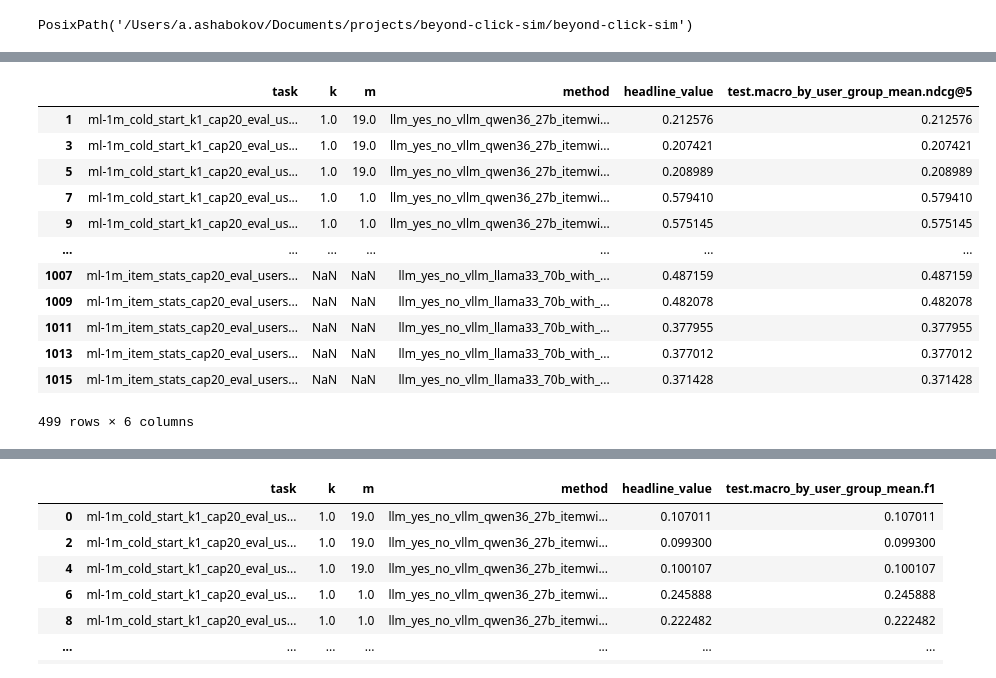
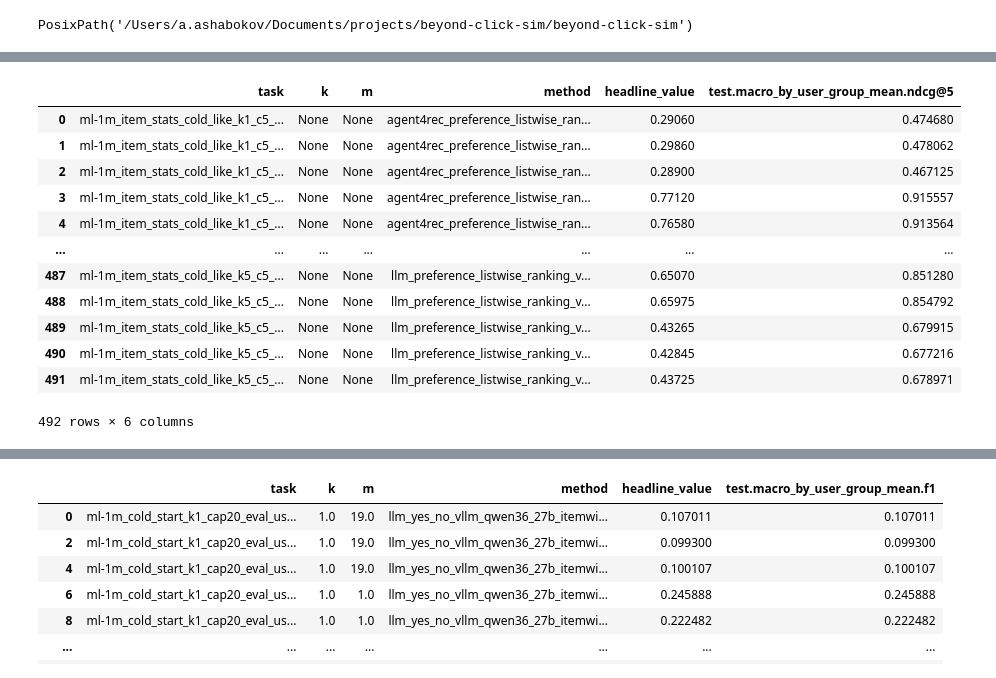
Before and after one commit to agafonovartem/beyond-click-sim, a Jupyter notebook: notebooks/inspect_cold_start.ipynb, the cells around one changed output, grey strips where cells are left out. Saved outputs shown, nothing was run; the diff lists cells and outputs as text; code cells hidden in the pictures.

Commit message:
Added preference target. Fixed policy ranking. Added canonical PyTorch-based LightGCN

```diff
--- a/notebooks/inspect_cold_start.ipynb
+++ b/notebooks/inspect_cold_start.ipynb
@@ -212,16 +212,18 @@ def collect_metrics_table(
 
     return df
 # %%
-df = collect_metrics_table()  # all suites under outputs/
+df = collect_metrics_table(
+    outputs_root="/Users/a.ashabokov/Documents/projects/beyond-click-sim/beyond-click-sim/outputs/ablation"
+)  # all suites under outputs/
 display(df[["suite", "task", "k", "m", "method", "metrics_file", "main_metric", "headline_value"]].head())
 
 # Cold start only
-cold = df[df["suite"] == "in_distribution/cold_start"]
-cold = df[df["suite"] == "experimental/cold_start"]
+# cold = df[df["suite"] == "in_distribution/cold_start"]
+# cold = df[df["suite"] == "experimental/cold_start"]
 
 # Pointwise F1 headline
-pointwise = df[df["metrics_file"] == "metrics.json"]
-pointwise[["task", "k", "m", "method", "headline_value", "test.macro_by_user_group_mean.f1"]]
+# pointwise = df[df["metrics_file"] == "metrics.json"]
+# pointwise[["task", "k", "m", "method", "headline_value", "test.macro_by_user_group_mean.f1"]]
 
 # Ranking NDCG@5 headline
 ranking = df[df["metrics_file"] == "metrics_ranking.json"]
@@ -236,13 +238,13 @@ ranking[["task", "k", "m", "method", "headline_value", "test.macro_by_user_group
 |  | task | k | m | method | headline_value | test.macro_by_user_group_mean.ndcg@5 |
-| 1 | ml-1m_cold_start_k1_cap20_eval_us... | 1.0 | 19.0 | llm_yes_no_vllm_qwen36_27b_itemwi... | 0.212576 | 0.212576 |
-| 3 | ml-1m_cold_start_k1_cap20_eval_us... | 1.0 | 19.0 | llm_yes_no_vllm_qwen36_27b_itemwi... | 0.207421 | 0.207421 |
-| 5 | ml-1m_cold_start_k1_cap20_eval_us... | 1.0 | 19.0 | llm_yes_no_vllm_qwen36_27b_itemwi... | 0.208989 | 0.208989 |
-| 7 | ml-1m_cold_start_k1_cap20_eval_us... | 1.0 | 1.0 | llm_yes_no_vllm_qwen36_27b_itemwi... | 0.579410 | 0.579410 |
-| 9 | ml-1m_cold_start_k1_cap20_eval_us... | 1.0 | 1.0 | llm_yes_no_vllm_qwen36_27b_itemwi... | 0.575145 | 0.575145 |
+| 0 | ml-1m_item_stats_cold_like_k1_c5_... | None | None | agent4rec_preference_listwise_ran... | 0.29060 | 0.474680 |
+| 1 | ml-1m_item_stats_cold_like_k1_c5_... | None | None | agent4rec_preference_listwise_ran... | 0.29860 | 0.478062 |
+| 2 | ml-1m_item_stats_cold_like_k1_c5_... | None | None | agent4rec_preference_listwise_ran... | 0.28900 | 0.467125 |
+| 3 | ml-1m_item_stats_cold_like_k1_c5_... | None | None | agent4rec_preference_listwise_ran... | 0.77120 | 0.915557 |
+| 4 | ml-1m_item_stats_cold_like_k1_c5_... | None | None | agent4rec_preference_listwise_ran... | 0.76580 | 0.913564 |
 | ... | ... | ... | ... | ... | ... | ... |
-| 1007 | ml-1m_item_stats_cap20_eval_users... | NaN | NaN | llm_yes_no_vllm_llama33_70b_with_... | 0.487159 | 0.487159 |
-| 1009 | ml-1m_item_stats_cap20_eval_users... | NaN | NaN | llm_yes_no_vllm_llama33_70b_with_... | 0.482078 | 0.482078 |
-| 1011 | ml-1m_item_stats_cap20_eval_users... | NaN | NaN | llm_yes_no_vllm_llama33_70b_with_... | 0.377955 | 0.377955 |
-| 1013 | ml-1m_item_stats_cap20_eval_users... | NaN | NaN | llm_yes_no_vllm_llama33_70b_with_... | 0.377012 | 0.377012 |
-| 1015 | ml-1m_item_stats_cap20_eval_users... | NaN | NaN | llm_yes_no_vllm_llama33_70b_with_... | 0.371428 | 0.371428 |
+| 487 | ml-1m_item_stats_cold_like_k5_c5_... | None | None | llm_preference_listwise_ranking_v... | 0.65070 | 0.851280 |
+| 488 | ml-1m_item_stats_cold_like_k5_c5_... | None | None | llm_preference_listwise_ranking_v... | 0.65975 | 0.854792 |
+| 489 | ml-1m_item_stats_cold_like_k5_c5_... | None | None | llm_preference_listwise_ranking_v... | 0.43265 | 0.679915 |
+| 490 | ml-1m_item_stats_cold_like_k5_c5_... | None | None | llm_preference_listwise_ranking_v... | 0.42845 | 0.677216 |
+| 491 | ml-1m_item_stats_cold_like_k5_c5_... | None | None | llm_preference_listwise_ranking_v... | 0.43725 | 0.678971 |
-499 rows × 6 columns
+492 rows × 6 columns
```
Also changed, not shown: parts of 6 cells of this notebook, 42 other files.
